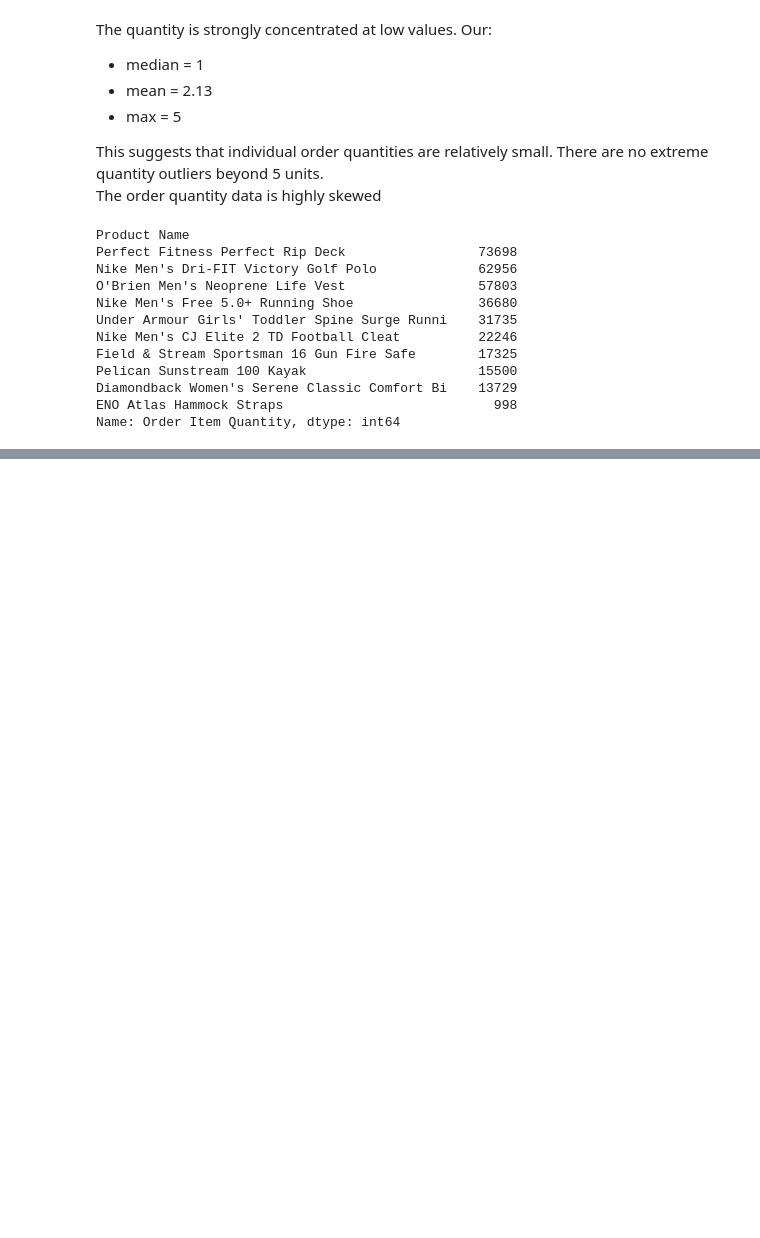
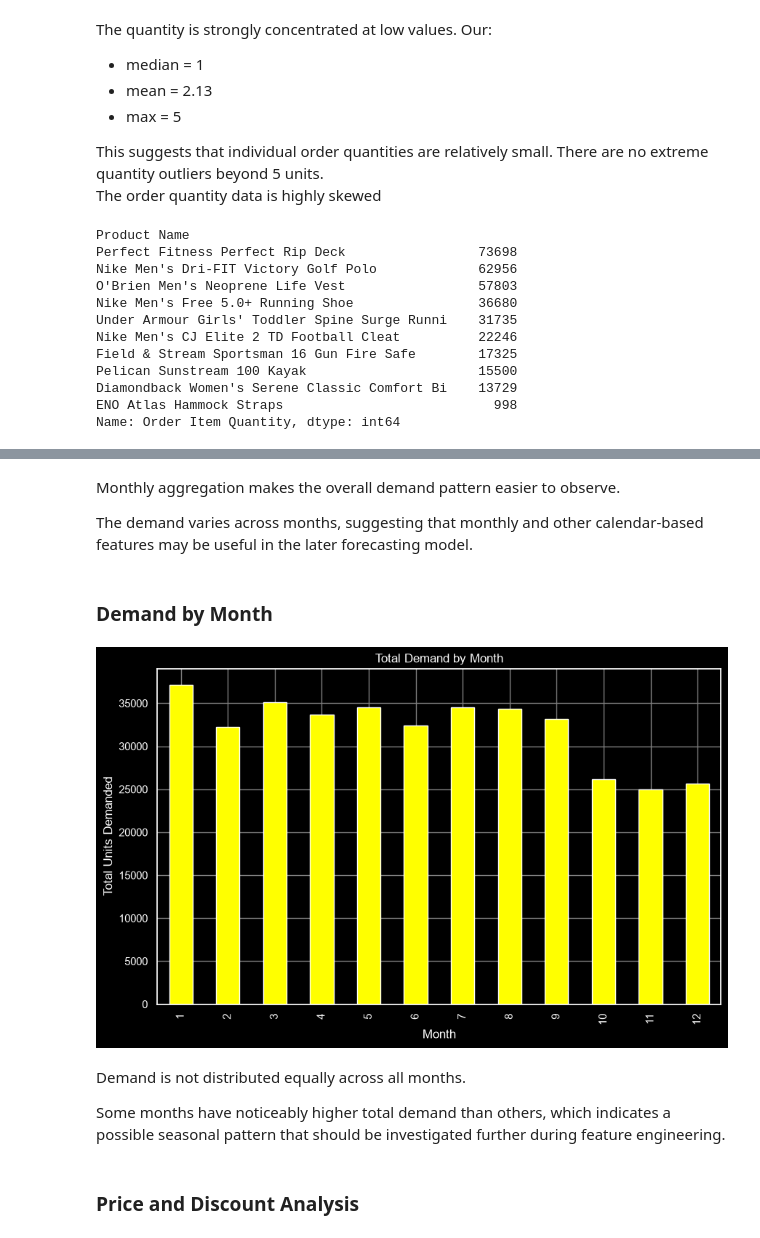
Before and after one commit to bhardwajharsh07/E-commerce-Demand-Forecasting, a Jupyter notebook: notebooks/01_eda.ipynb, the cells around one changed output, grey strips where cells are left out. Cells and saved outputs as stored; diff of their text form; code cells hidden in the pictures; blank space fills up the shorter version.

```diff
--- a/notebooks/01_eda.ipynb
+++ b/notebooks/01_eda.ipynb
@@ -243,0 +336,27 @@ plt.show()
+# %% [markdown]
+Monthly aggregation makes the overall demand pattern easier to observe.
+
+The demand varies across months, suggesting that monthly and other calendar-based features may be useful in the later forecasting model.
+# %% [markdown]
+### Demand by Month
+# %%
+monthly_pattern = (
+    ecom_df.groupby(
+        ecom_df["order date (DateOrders)"].dt.month
+    )["Order Item Quantity"]
+    .sum()
+)
+
+plt.figure(figsize=(10, 6))
+monthly_pattern.plot(kind="bar", color="yellow", title="Total Demand by Month")
+plt.xlabel("Month")
+plt.ylabel("Total Units Demanded")
+plt.show()
+# %% [output]
+[figure, added]
+# %% [markdown]
+Demand is not distributed equally across all months.
+
+Some months have noticeably higher total demand than others, which indicates a possible seasonal pattern that should be investigated further during feature engineering.
+# %% [markdown]
+### Price and Discount Analysis
```
Also changed, not shown: parts of 29 cells of this notebook.
